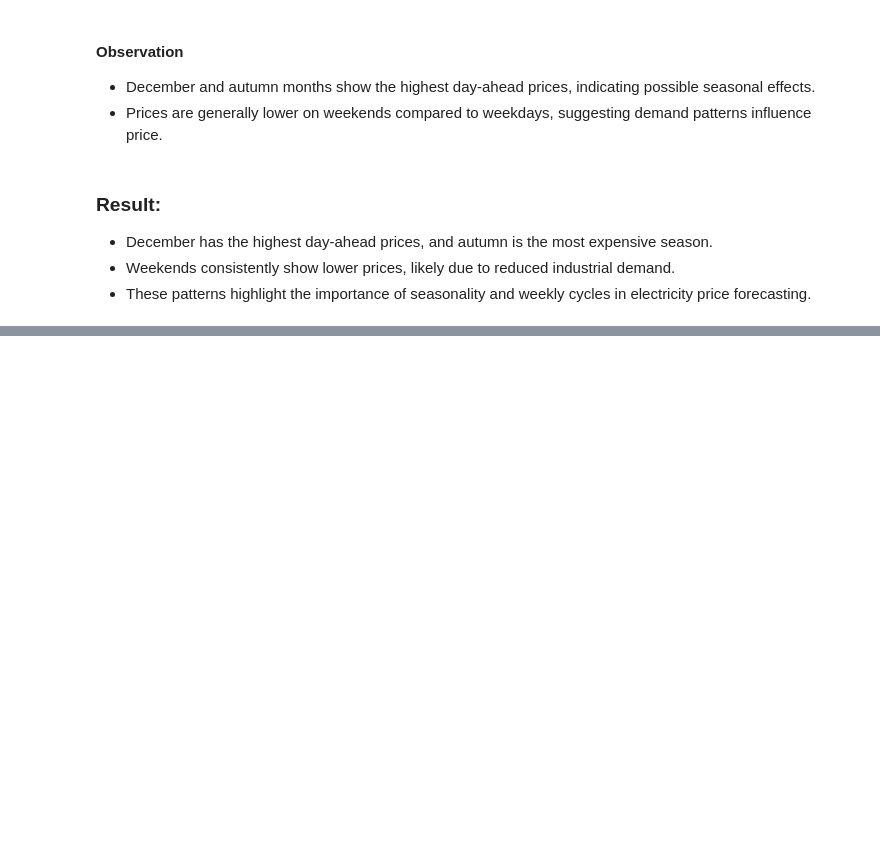
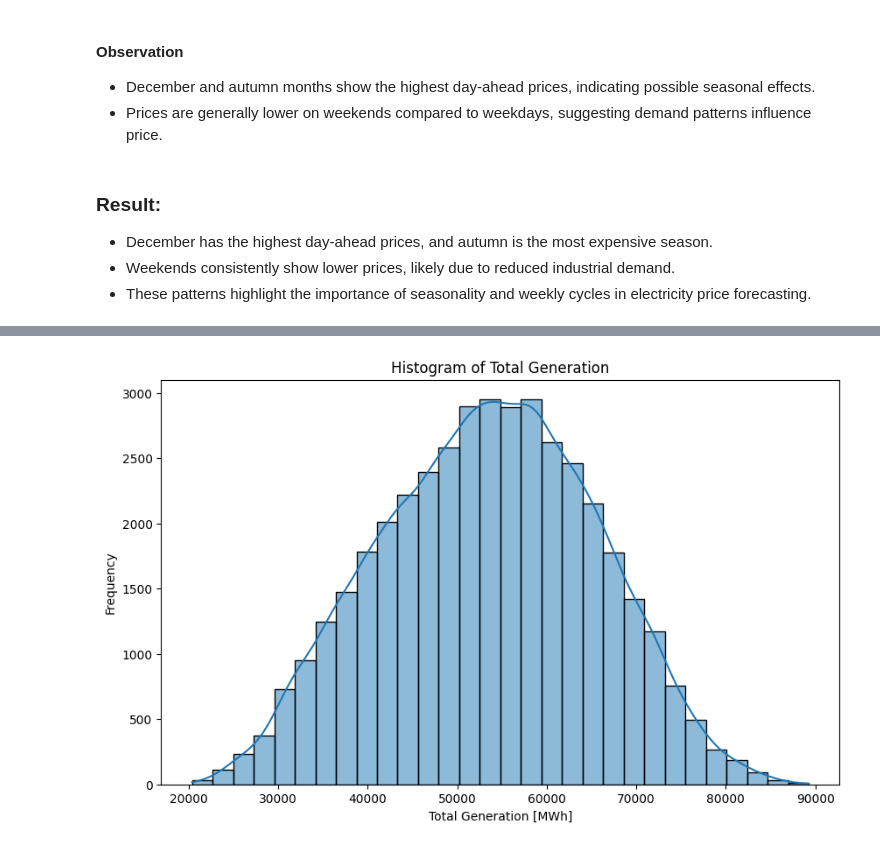
Before and after one commit to Alaeddin-B/german-energy-price-forecasting-mlops, a Jupyter notebook: notebooks/01-EDA.ipynb, the cells around one changed output, grey strips where cells are left out. Saved outputs shown, nothing was run; the diff lists cells and outputs as text; code cells hidden in the pictures; blank space fills up the shorter version.

```diff
--- a/notebooks/01-EDA.ipynb
+++ b/notebooks/01-EDA.ipynb
@@ -296,0 +371,10 @@ plt.show()
+# %%
+# Histogram of total generation
+plt.figure(figsize=(10, 6))
+sns.histplot(actual_generation['Total Generation [MWh]'], bins=30, kde=True)
+plt.title('Histogram of Total Generation')
+plt.xlabel('Total Generation [MWh]')
+plt.ylabel('Frequency')
+plt.show()
+# %% [output]
+[figure, added]
```
Also changed, not shown: parts of 37 cells of this notebook.
